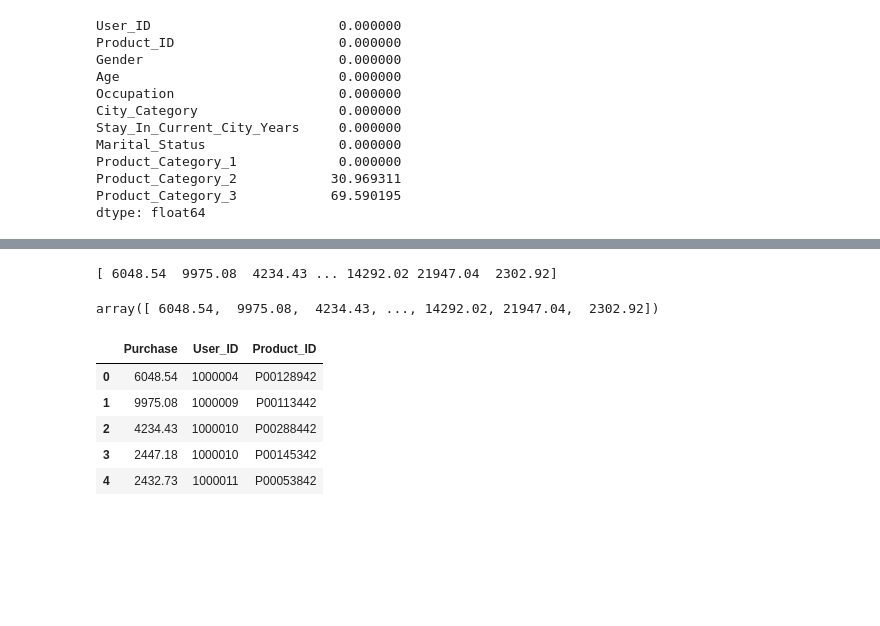
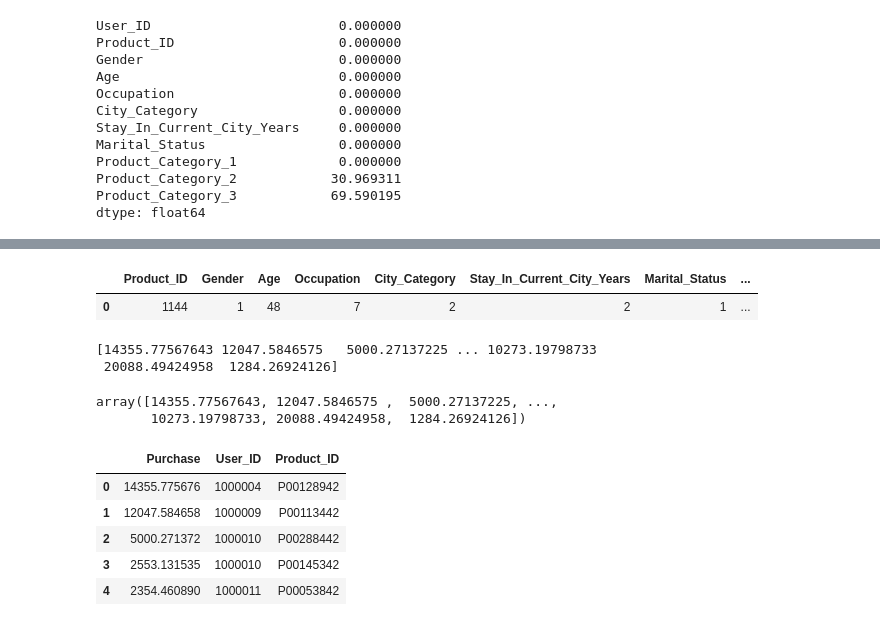
Before and after one commit to SanKalp4/Regression-Projects, a Jupyter notebook: Black Friday Sales Prediction/Black Friday Regression test_updated.ipynb, the cells around one changed output, grey strips where cells are left out. Cells and saved outputs as stored; diff of their text form; code cells hidden in the pictures; blank space fills up the shorter version.

```diff
--- a/Black Friday Sales Prediction/Black Friday Regression test_updated.ipynb
+++ b/Black Friday Sales Prediction/Black Friday Regression test_updated.ipynb
@@ -301,11 +597,3 @@ Product_Category_1             0.000000
 Product_Category_2            30.969311
 Product_Category_3            69.590195
 dtype: float64
-# %%
-#test_df.fillna(test_df.mean(), inplace= True)
-test_df.fillna(0, inplace= True)
-test_df.Gender = np.where(test_df.Gender== 'M',1,0)
-test_df['Product_ID']= LA.fit_transform(test_df['Product_ID'])
-test_df.Age = LA.fit_transform(test_df.Age)
-test_df= test_df.drop(['City_Category','Marital_Status', 'Stay_In_Current_City_Years'],axis=1)
-test_df.head(10)
@@ -325,0 +605,12 @@ X_t= test_df
+# %%
+#test_df.fillna(test_df.mean(), inplace= True)
+test_df.fillna(0, inplace= True)
+map_df_t=         {'Gender': {'M':1, 'F':0},
+                'Age': {'0-17':9 ,'18-25':22,'26-35':31,'36-45':41,'46-50':48, '51-55':53, '55+': 60},
+                'City_Category': {'A':1,'B':2,'C':3},
+                'Stay_In_Current_City_Years':{'0':0,'1':1,'2':2,'3':3,'4+':4}
+                }
+
+df_t= test_df.replace(map_df_t)
+df_t['Product_ID']= LA.fit_transform(df_t['Product_ID'])
+df_t.head(10)
@@ -326,21 +629,29 @@ X_t= test_df
+# %%
+X_t= df_t.drop(['User_ID'],axis=1)
+X_t.head(1)
+# %% [output]
+|  | Product_ID | Gender | Age | Occupation | City_Category | Stay_In_Current_City_Years | Marital_Status | ... |
+| 0 | 1144 | 1 | 48 | 7 | 2 | 2 | 1 | ... |
 # %%
-final_pred = reg_rf.predict(X_t)
+final_pred = lgb.predict(X_t)
 print(final_pred)
 final_pred
 # %% [output]
-[ 6048.54  9975.08  4234.43 ... 14292.02 21947.04  2302.92]
+[14355.77567643 12047.5846575   5000.27137225 ... 10273.19798733
+ 20088.49424958  1284.26924126]
-array([ 6048.54,  9975.08,  4234.43, ..., 14292.02, 21947.04,  2302.92])
+array([14355.77567643, 12047.5846575 ,  5000.27137225, ...,
+       10273.19798733, 20088.49424958,  1284.26924126])
 # %%
-df3 = pd.read_csv(r'F:\PGDS\Hackathons\DataHack\test_BM.csv')
+df3 = pd.read_csv('/content/test_BM.csv')
 df3['Purchase']= final_pred
 df3.head()
 final_sub = df3[['Purchase','User_ID', 'Product_ID']]
 final_sub.head()
 # %% [output]
 |  | Purchase | User_ID | Product_ID |
-| 0 | 6048.54 | 1000004 | P00128942 |
-| 1 | 9975.08 | 1000009 | P00113442 |
-| 2 | 4234.43 | 1000010 | P00288442 |
-| 3 | 2447.18 | 1000010 | P00145342 |
-| 4 | 2432.73 | 1000011 | P00053842 |
+| 0 | 14355.775676 | 1000004 | P00128942 |
+| 1 | 12047.584658 | 1000009 | P00113442 |
+| 2 | 5000.271372 | 1000010 | P00288442 |
+| 3 | 2553.131535 | 1000010 | P00145342 |
+| 4 | 2354.460890 | 1000011 | P00053842 |
 # %%
```
Also changed, not shown: parts of 82 cells of this notebook.
